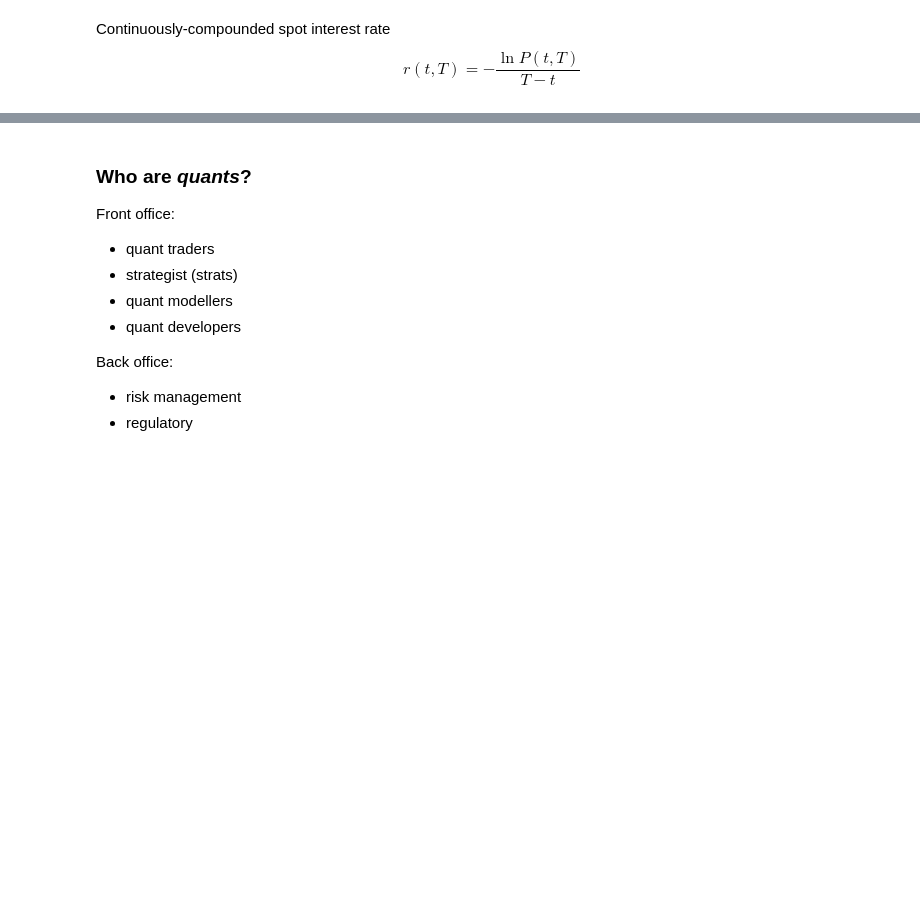
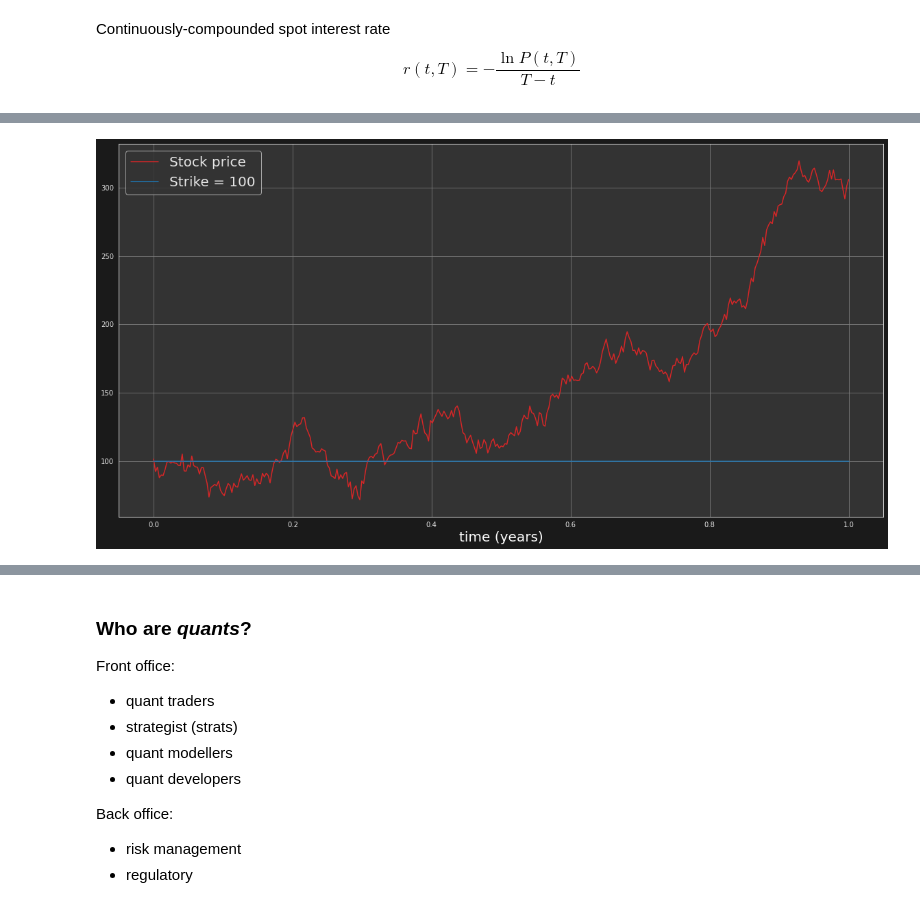
Before and after one commit to grinisrit/noa, a Jupyter notebook: docs/quant/bsm.ipynb, the cells around one changed output, grey strips where cells are left out. Saved outputs shown, nothing was run; the diff lists cells and outputs as text; code cells hidden in the pictures; blank space fills up the shorter version.

```diff
--- a/docs/quant/bsm.ipynb
+++ b/docs/quant/bsm.ipynb
@@ -104,0 +166,9 @@ The payoff might depend on the value of the underlyings at exercise date (vanill
+# %%
+plt.figure(figsize=(20,10))
+plt.plot(t.numpy(), S.numpy(),'C3',markersize=30, label='Stock price')
+plt.plot(t.numpy(), K*torch.ones_like(S).numpy(),'C0',markersize=30, label=f'Strike = {K}')
+plt.legend(fontsize=20)
+plt.xlabel('time (years)', color='white', fontsize=20)
+plt.show()
+# %% [output]
+[figure, added]
```
Also changed, not shown: parts of 19 cells of this notebook.
